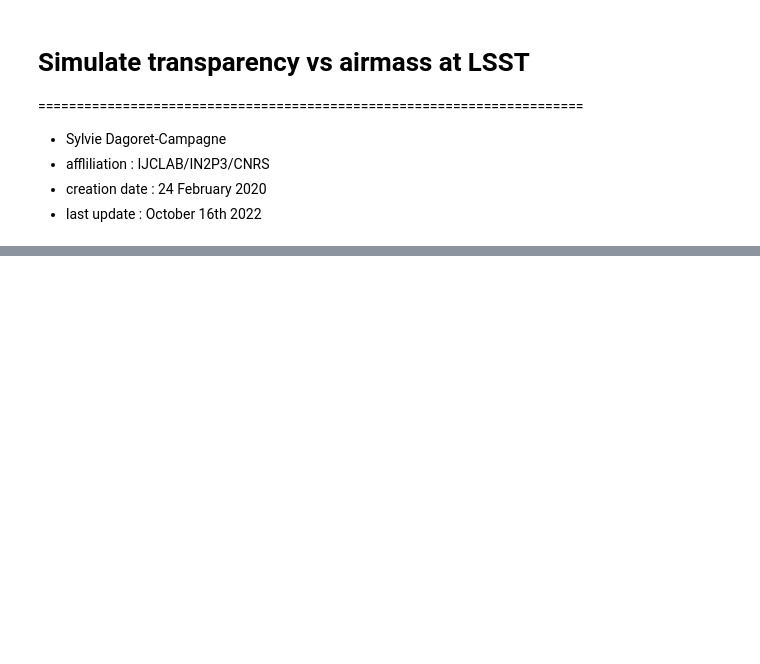
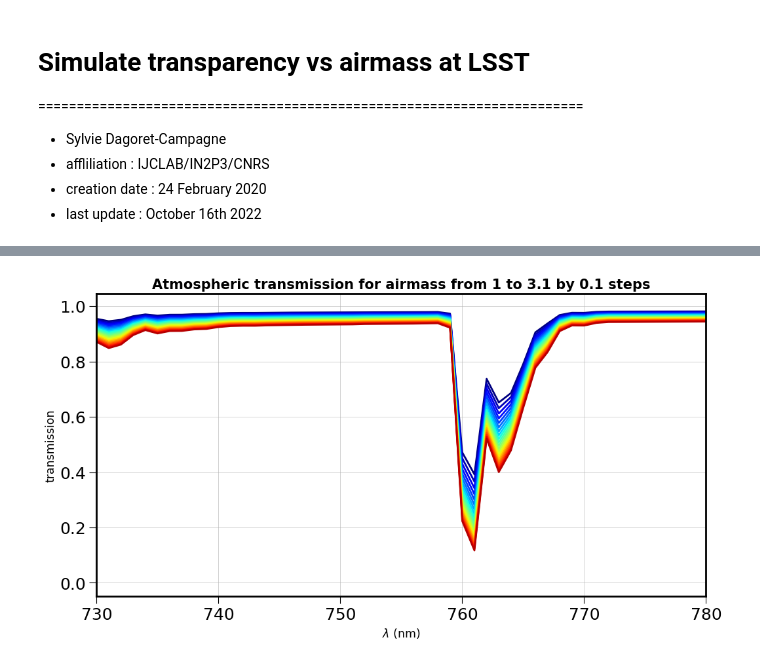
Before and after one commit to LSSTDESC/libradtranpy, a Jupyter notebook: notebooks/SimuRT_vsairmass.ipynb, the cells around one changed output, grey strips where cells are left out. Saved outputs shown, nothing was run; the diff lists cells and outputs as text; code cells hidden in the pictures; blank space fills up the shorter version.

```diff
--- a/notebooks/SimuRT_vsairmass.ipynb
+++ b/notebooks/SimuRT_vsairmass.ipynb
@@ -78,11 +177,14 @@ for index in np.arange(NBOBS):
 # %%
 for index in np.arange(NBOBS):
-    plt.semilogy(wl,all_trans[index],'-',color=all_colors[index])
+    plt.plot(wl,all_trans[index],'-',color=all_colors[index])
 plt.xlim(300,1200)
 plt.grid()
 plt.title(f"Atmospheric transmission for airmass from {AMMIN} to {AMMAX} by {AMSTEP} steps")
 plt.xlabel("$\\lambda$ (nm)")
 plt.ylabel("transmission")
-plt.ylim(0.5,1)
+#plt.ylim(0.5,1)
+plt.xlim(730,780)
 figname="multitransmission.png"
 plt.savefig(figname)
+# %% [output]
+[figure, added]
```
Also changed, not shown: parts of 6 cells of this notebook, 2 other files.
